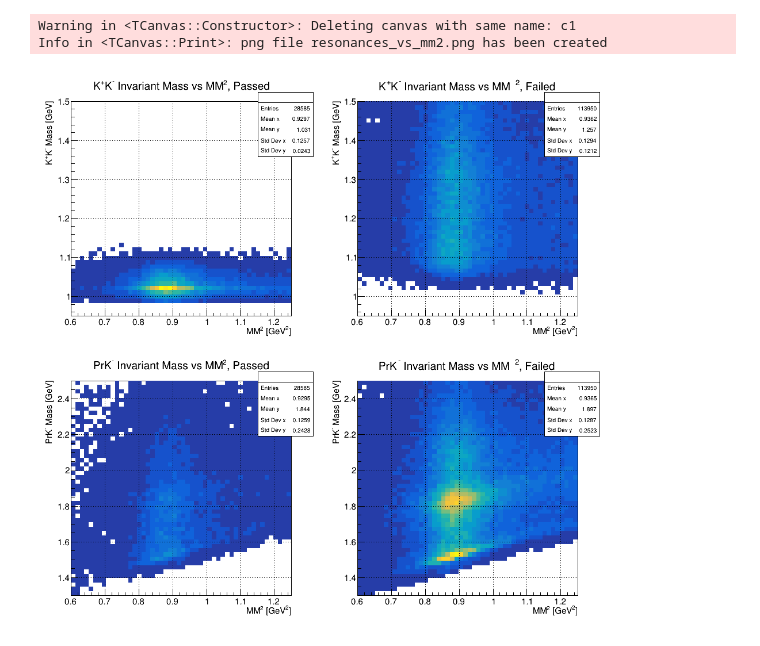
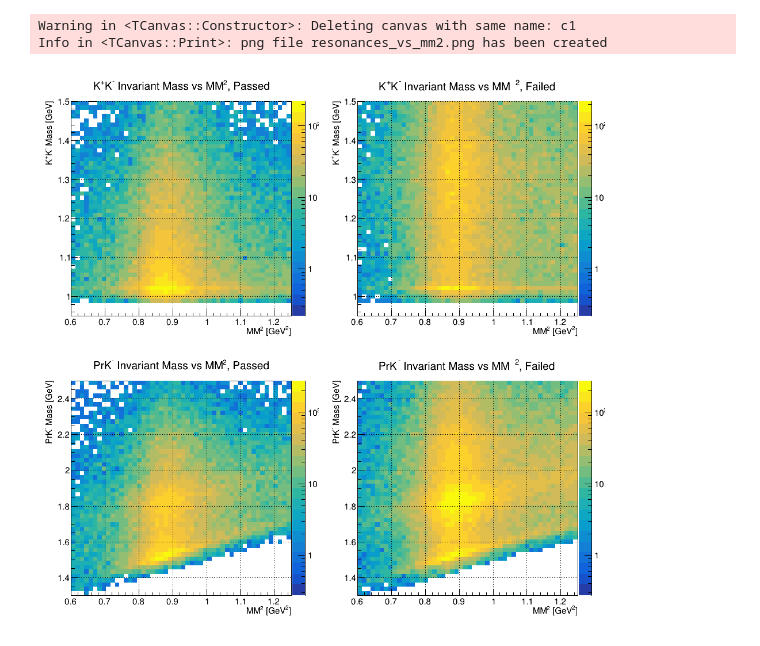
Before and after one commit to psimmerl/EasyAI, a Jupyter notebook: notebooks/compare.ipynb, the cells around one changed output. Cells and saved outputs as stored; diff of their text form; code cells hidden in the pictures.

```diff
--- a/notebooks/compare.ipynb
+++ b/notebooks/compare.ipynb
@@ -265,10 +351,15 @@ Info in <TCanvas::Print>: png file logits.png has been created
 # %%
-# if len(feats) == 12:
-c1 = TCanvas('c1','c1',1600,1200); c1.Divide(4,3); c1.Draw()
-# else:
-#   c1 = TCanvas('c1','c1',1600,800); c1.Divide(4,2); c1.Draw()
+feats2 = [*feats]
+for v in ('mm2', 'phim'):
+  if v not in feats2:
+    feats2.append(v)
 
-for iax, var in enumerate(feats):
+rows, cols = np.ceil(np.sqrt(len(feats2))), np.ceil(np.sqrt(len(feats2)))
+rows, cols = int(rows), int(cols)
+c1 = TCanvas('c1','c1',400*cols,400*rows); c1.Divide(rows,cols); c1.Draw()
+print(rows, cols, len(feats2))
+
+for iax, var in enumerate(feats2):
   c1.cd(iax + 1).SetGrid()
 
   info = binfo[var]
@@ -278,6 +369,9 @@ for iax, var in enumerate(feats):
 
   hpass = rdf_pass.Histo1D(info, var)
   hfail = rdf_fail.Histo1D(info, var)
+
+  hpass.SetName(var+'_passed')
+
 
   vmax = max(hpass.GetMaximum(), hfail.GetMaximum()) * 1.05
   hpass.SetAxisRange(0, vmax, 'y')
@@ -309,6 +404,6 @@ Info in <TCanvas::Print>: png file 1d_feats.png has been created
 # %%
 c1 = TCanvas('c1','c1',1000,1000); c1.Divide(2,2); c1.Draw()
-logz = False
+logz = True
 if logz:
   for i in range(4):
     c1.cd(i+1).SetLogz()
@@ -326,38 +421,45 @@ vmax = max(hmm2kpkm_pass.GetMaximum(), hmm2kpkm_fail.GetMaximum())
 hmm2kpkm_pass.SetMaximum(vmax)
 hmm2kpkm_fail.SetMaximum(vmax)
 
-hmm2kpkm_pass.Draw('col')
+hmm2kpkm_pass.SetStats(0)
+hmm2kpkm_fail.SetStats(0)
+
+hmm2kpkm_pass.Draw('col'+('z' if logz else ''))
 
 c1.cd(2).SetGrid()
 
-hmm2kpkm_fail.Draw('col')
+
+hmm2kpkm_fail.Draw('col'+('z' if logz else ''))
 
 ####
 
 c1.cd(3).SetGrid()
 
 title = 'PrK^{-} Invariant Mass vs MM^{2}'
 labs = ';MM^{2} [GeV^{2}];PrK^{-} Mass [GeV]'
 bins = (50, 0.6, 1.25, 50, 1.3, 2.5)
 
 hmm2prkm_pass = rdf_pass.Histo2D(('', title+', Passed'+labs, *bins), 'mm2', 'lambdam')
 hmm2prkm_fail = rdf_fail.Histo2D(('', title+', Failed'+labs, *bins), 'mm2', 'lambdam')
 
 vmax = max(hmm2prkm_pass.GetMaximum(), hmm2prkm_fail.GetMaximum())
 hmm2prkm_pass.SetMaximum(vmax)
 hmm2prkm_fail.SetMaximum(vmax)
 
-hmm2prkm_pass.Draw('col')
+hmm2prkm_pass.SetStats(0)
+hmm2prkm_fail.SetStats(0)
+
+hmm2prkm_pass.Draw('col'+('z' if logz else ''))
 
 c1.cd(4).SetGrid()
 
-hmm2prkm_fail.Draw('col')
+hmm2prkm_fail.Draw('col'+('z' if logz else ''))
 
 c1.Print('resonances_vs_mm2.png')
 # %% [output]
 Warning in <TCanvas::Constructor>: Deleting canvas with same name: c1
 Info in <TCanvas::Print>: png file resonances_vs_mm2.png has been created
-[figure, old version]
+[figure, new version]
 # %%
 c1 = TCanvas('c1','c1',1200,800); c1.Divide(1,1); c1.Draw()
 
```
Also changed, not shown: parts of 11 cells of this notebook, 5 other files.
